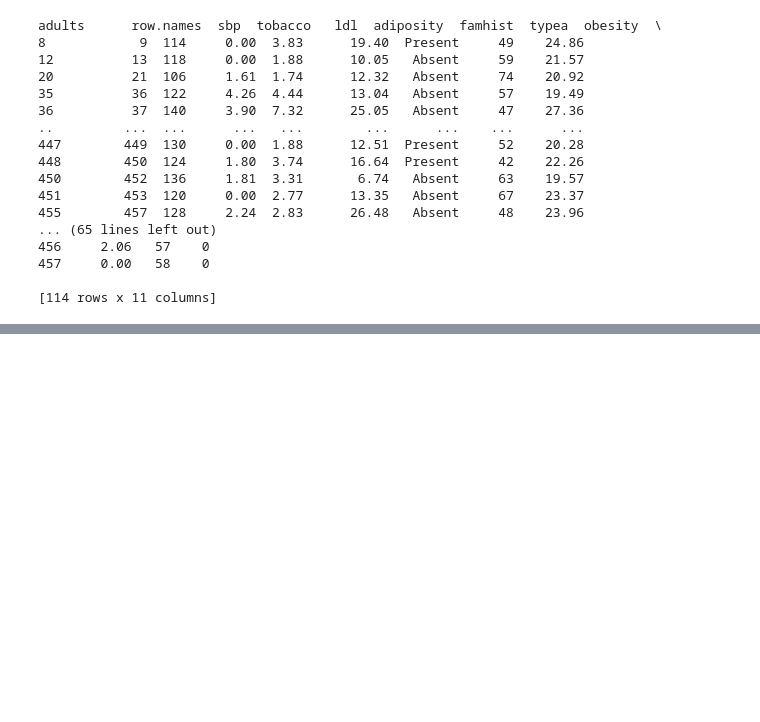
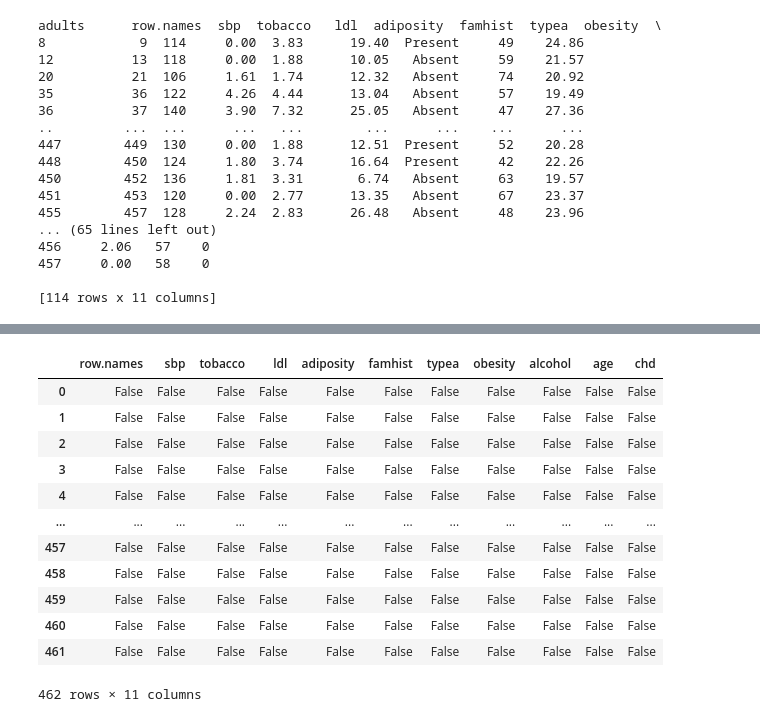
Before and after one commit to Shireesha-perspective-data/Data-Extraction-and-Preprocessing-using-Pandas, a Jupyter notebook: CHD_coronary_file.ipynb, the cells around one changed output, grey strips where cells are left out. Saved outputs shown, nothing was run; the diff lists cells and outputs as text; code cells hidden in the pictures; blank space fills up the shorter version.

```diff
--- a/CHD_coronary_file.ipynb
+++ b/CHD_coronary_file.ipynb
@@ -214,0 +480,17 @@ adults      row.names  sbp  tobacco   ldl  adiposity  famhist  typea  obesity  \
+# %%
+df.isna()    #  if any value is null, it returns the True
+             # if any value is not null then it
+# %% [output]
+|  | row.names | sbp | tobacco | ldl | adiposity | famhist | typea | obesity | alcohol | age | chd |
+| 0 | False | False | False | False | False | False | False | False | False | False | False |
+| 1 | False | False | False | False | False | False | False | False | False | False | False |
+| 2 | False | False | False | False | False | False | False | False | False | False | False |
+| 3 | False | False | False | False | False | False | False | False | False | False | False |
+| 4 | False | False | False | False | False | False | False | False | False | False | False |
+| ... | ... | ... | ... | ... | ... | ... | ... | ... | ... | ... | ... |
+| 457 | False | False | False | False | False | False | False | False | False | False | False |
+| 458 | False | False | False | False | False | False | False | False | False | False | False |
+| 459 | False | False | False | False | False | False | False | False | False | False | False |
+| 460 | False | False | False | False | False | False | False | False | False | False | False |
+| 461 | False | False | False | False | False | False | False | False | False | False | False |
+462 rows × 11 columns
```
Also changed, not shown: parts of 22 cells of this notebook.
